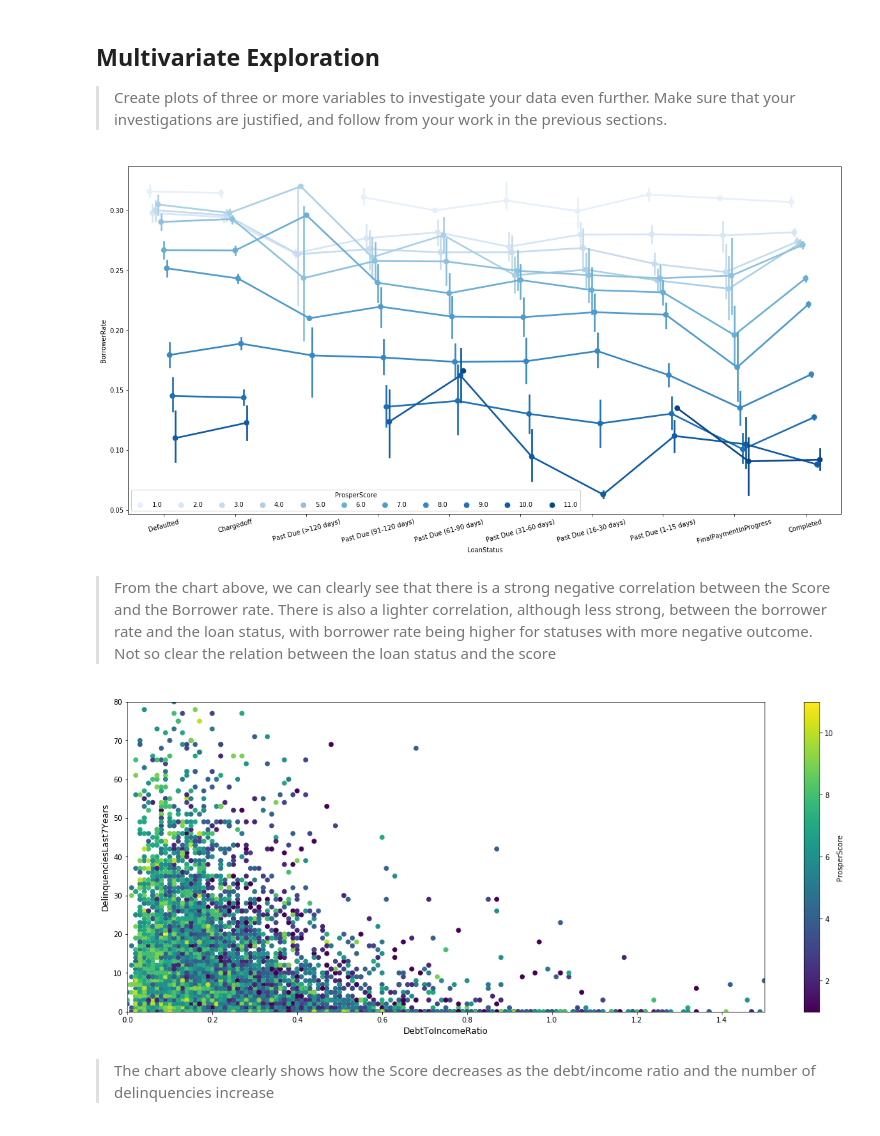
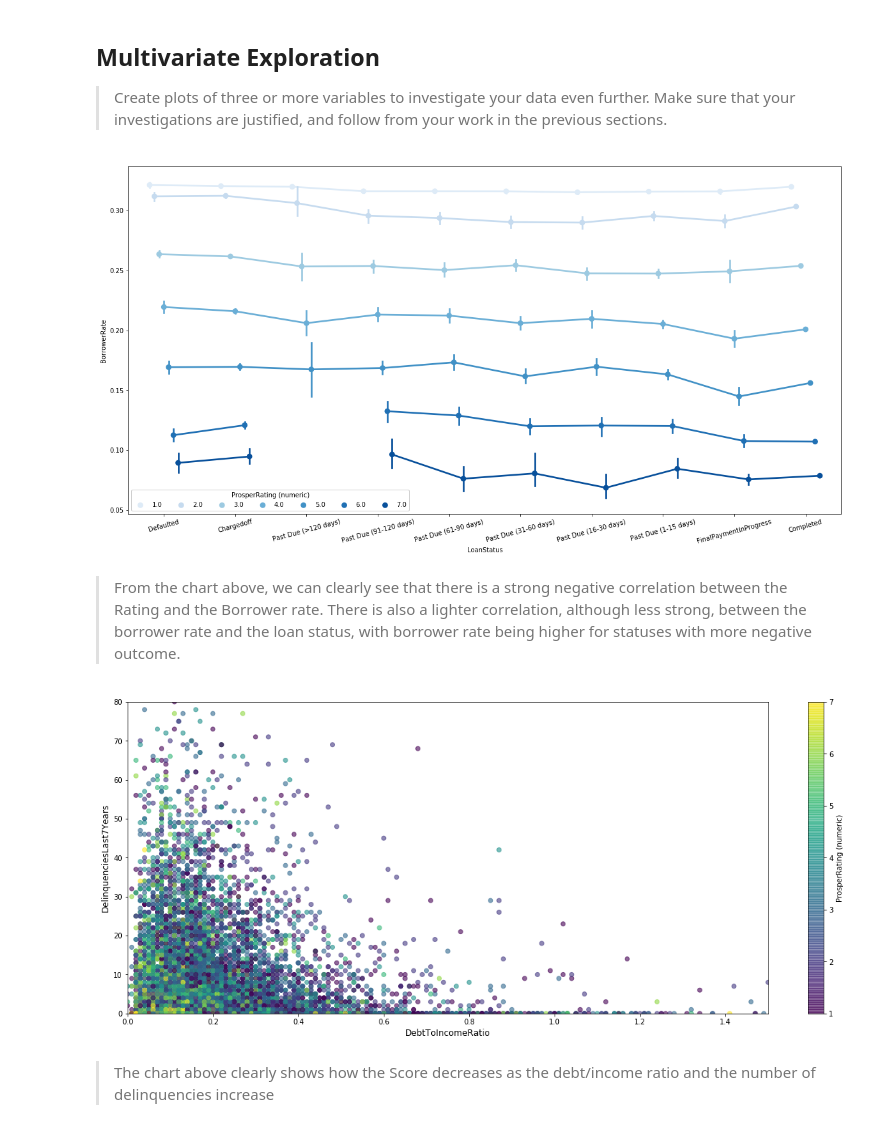
Before and after one commit to FedericoFin/ProsperLoan-Data-Visualization, a Jupyter notebook: Prosper Loan - Data Visualization.ipynb, the cells around one changed output. Drawn from its saved outputs; the diff is of its cells as text; code cells hidden in the pictures.

```diff
--- a/Prosper Loan - Data Visualization.ipynb
+++ b/Prosper Loan - Data Visualization.ipynb
@@ -1050,23 +1085,22 @@ further. Make sure that your investigations are justified, and follow from
 your work in the previous sections.
 # %%
 plt.figure(figsize = [20, 10])
-ax = sns.pointplot(data = LoanDataOutcome, x = 'LoanStatus', y = 'BorrowerRate', hue = 'ProsperScore', dodge = 0.4, linestyles = "-", palette = 'Blues');
-ax.legend(loc = 3, ncol = 11, framealpha = 1, title = 'ProsperScore');
+ax = sns.pointplot(data = LoanDataOutcome, x = 'LoanStatus', y = 'BorrowerRate', hue = 'ProsperRating (numeric)', dodge = 0.4, linestyles = "-", palette = 'Blues');
+ax.legend(loc = 3, ncol = 11, framealpha = 1, title = 'ProsperRating (numeric)');
 plt.xticks(rotation = 15);
 # %% [output]
-[figure, old version]
+[figure, new version]
 # %% [markdown]
-> From the chart above, we can clearly see that there is a strong negative correlation between the Score and the Borrower rate.
-There is also a lighter correlation, although less strong, between the borrower rate and the loan status, with borrower rate being higher for statuses with more negative outcome.
-Not so clear the relation between the loan status and the score
+> From the chart above, we can clearly see that there is a strong negative correlation between the Rating and the Borrower rate.
+> There is also a lighter correlation, although less strong, between the borrower rate and the loan status, with borrower rate being higher for statuses with more negative outcome.
 # %%
 # As was previously shown in the bivariate analysis, both the 'AmountDelinquent' and the
-# 'DelinquenciesLast7Years' are negatively correlated to the Score.
+# 'DelinquenciesLast7Years' are negatively correlated to the Rating.
 
 plt.figure(figsize = [20, 8])
 
-plt.scatter(data = LoanDataOutcome, x = 'DebtToIncomeRatio', y = 'DelinquenciesLast7Years', c = 'ProsperScore', alpha=1);
-plt.colorbar(label = 'ProsperScore');
+plt.scatter(data = LoanDataOutcome, x = 'DebtToIncomeRatio', y = 'DelinquenciesLast7Years', c = 'ProsperRating (numeric)', alpha=0.6);
+plt.colorbar(label = 'ProsperRating (numeric)');
 
 plt.xlim(0,1.5);
 plt.ylim(0,80);
@@ -1074,7 +1108,7 @@ plt.ylim(0,80);
 plt.xlabel('DebtToIncomeRatio', fontsize = 12);
 plt.ylabel('DelinquenciesLast7Years', fontsize = 12);
 # %% [output]
-[figure, old version]
+[figure, new version]
 # %% [markdown]
 > The chart above clearly shows how the Score decreases as the debt/income ratio and the number of delinquencies increase
 # %%
```
Also changed, not shown: parts of 26 cells of this notebook.
